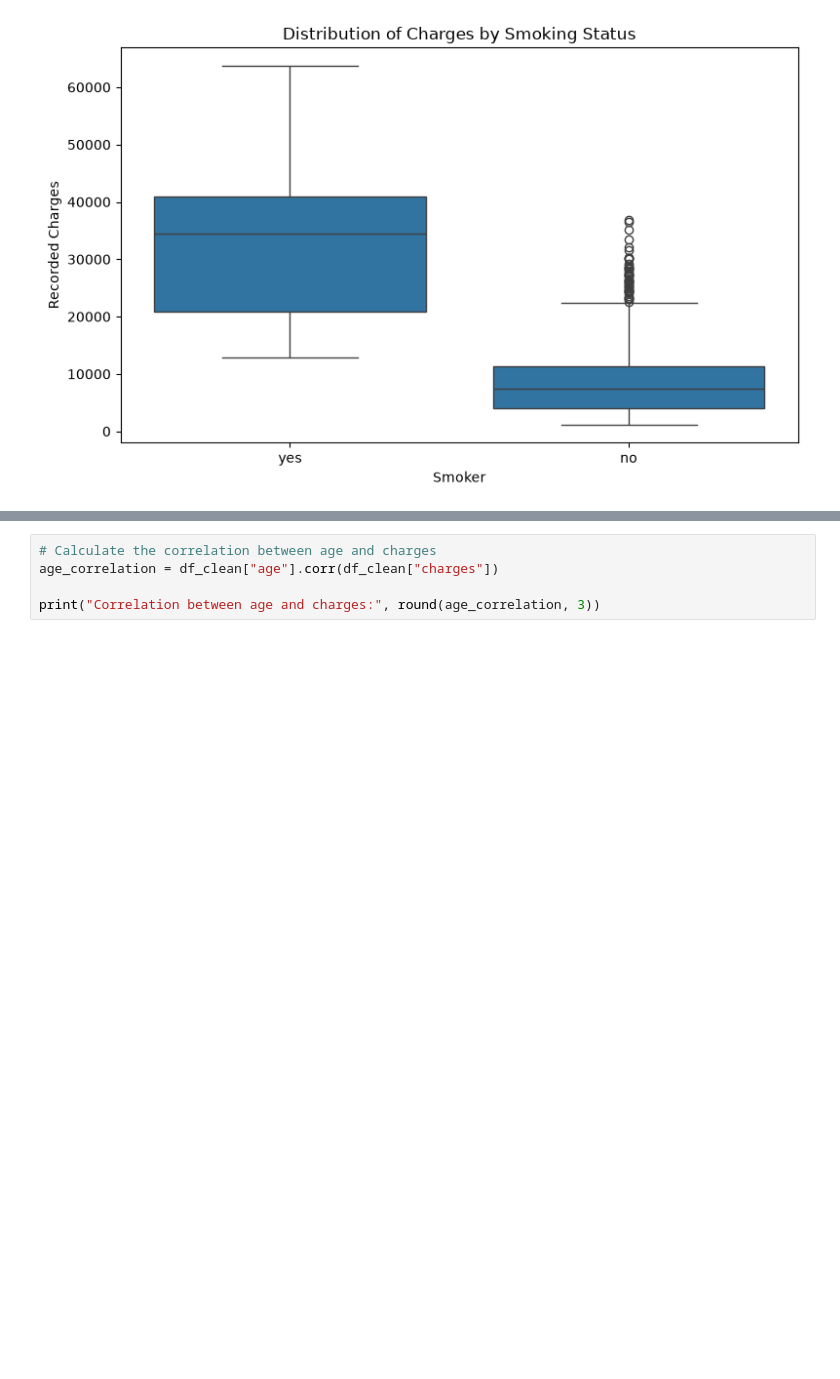
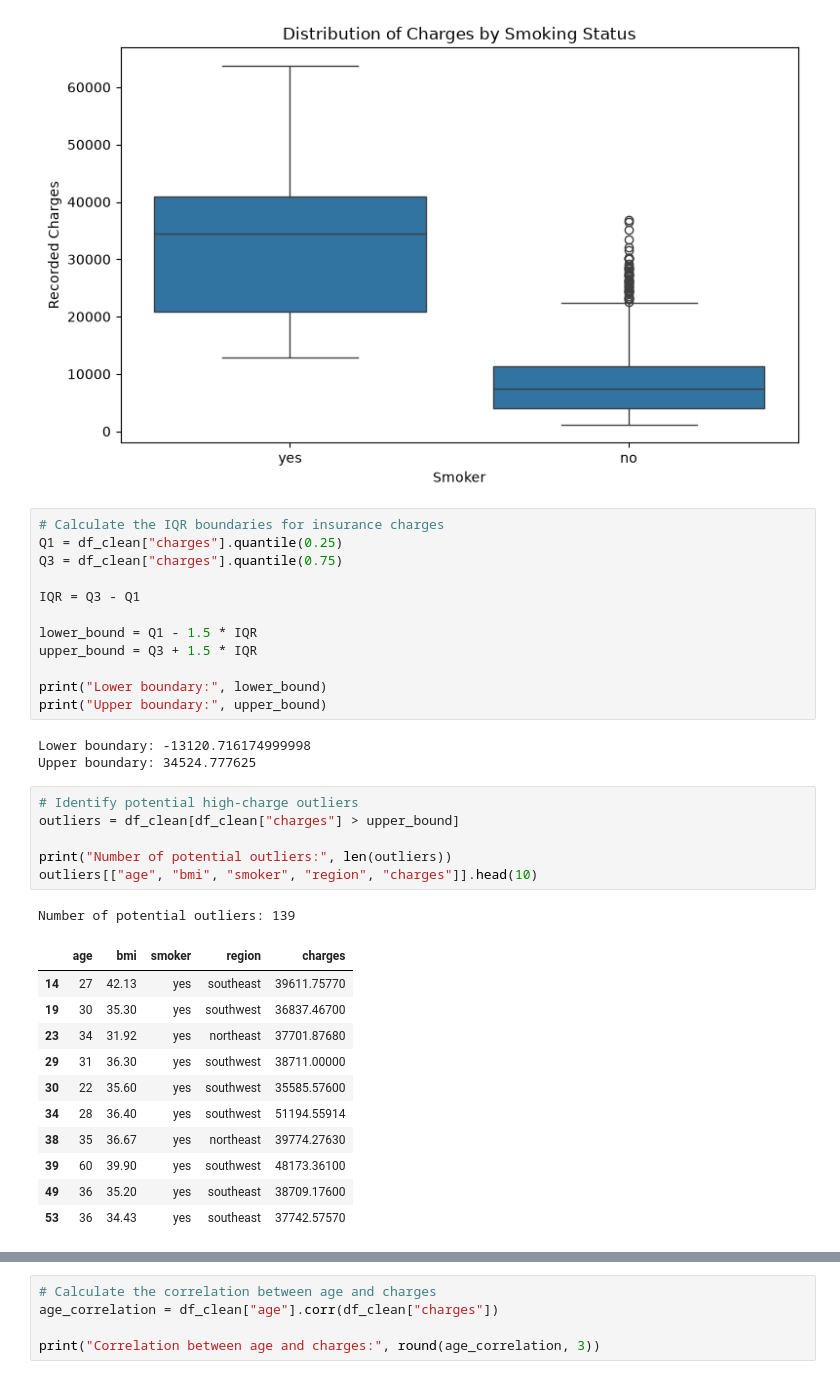
Before and after one commit to boooddi/healthcare-insurance-analysis1, a Jupyter notebook: notebooks/healthcare_insurance_analysis1.ipynb, the cells around one changed output, grey strips where cells are left out. Drawn from its saved outputs; the diff is of its cells as text; blank space fills up the shorter version.

```diff
--- a/notebooks/healthcare_insurance_analysis1.ipynb
+++ b/notebooks/healthcare_insurance_analysis1.ipynb
@@ -245,3 +451,37 @@ plt.tight_layout()
 plt.show()
 # %% [output]
 [figure]
+# %%
+# Calculate the IQR boundaries for insurance charges
+Q1 = df_clean["charges"].quantile(0.25)
+Q3 = df_clean["charges"].quantile(0.75)
+
+IQR = Q3 - Q1
+
+lower_bound = Q1 - 1.5 * IQR
+upper_bound = Q3 + 1.5 * IQR
+
+print("Lower boundary:", lower_bound)
+print("Upper boundary:", upper_bound)
+# %% [output]
+Lower boundary: -13120.716174999998
+Upper boundary: 34524.777625
+# %%
+# Identify potential high-charge outliers
+outliers = df_clean[df_clean["charges"] > upper_bound]
+
+print("Number of potential outliers:", len(outliers))
+outliers[["age", "bmi", "smoker", "region", "charges"]].head(10)
+# %% [output]
+Number of potential outliers: 139
+|  | age | bmi | smoker | region | charges |
+| 14 | 27 | 42.13 | yes | southeast | 39611.75770 |
+| 19 | 30 | 35.30 | yes | southwest | 36837.46700 |
+| 23 | 34 | 31.92 | yes | northeast | 37701.87680 |
+| 29 | 31 | 36.30 | yes | southwest | 38711.00000 |
+| 30 | 22 | 35.60 | yes | southwest | 35585.57600 |
+| 34 | 28 | 36.40 | yes | southwest | 51194.55914 |
+| 38 | 35 | 36.67 | yes | northeast | 39774.27630 |
+| 39 | 60 | 39.90 | yes | southwest | 48173.36100 |
+| 49 | 36 | 35.20 | yes | southeast | 38709.17600 |
+| 53 | 36 | 34.43 | yes | southeast | 37742.57570 |
```
Also changed, not shown: parts of 34 cells of this notebook, 1 other file.
